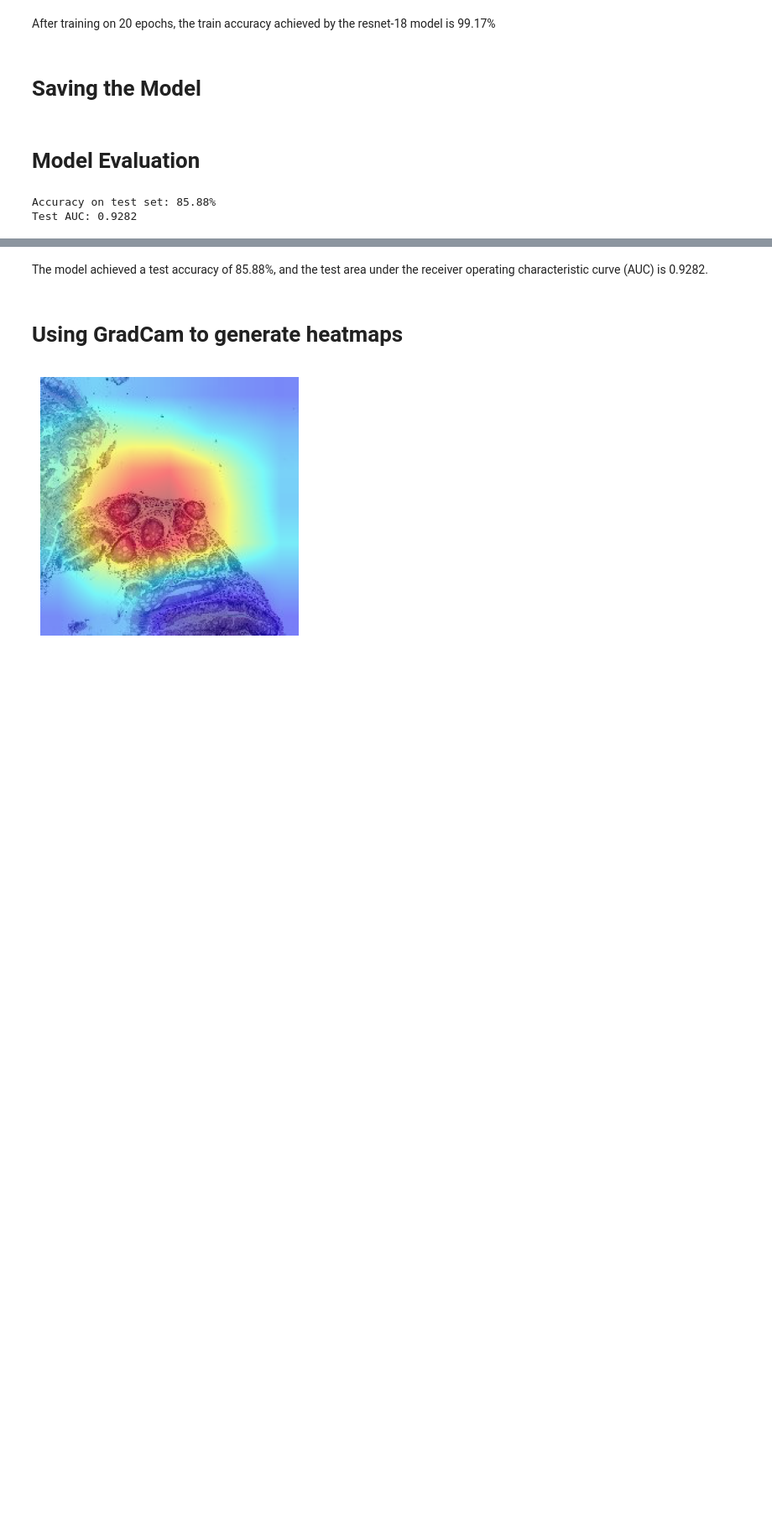
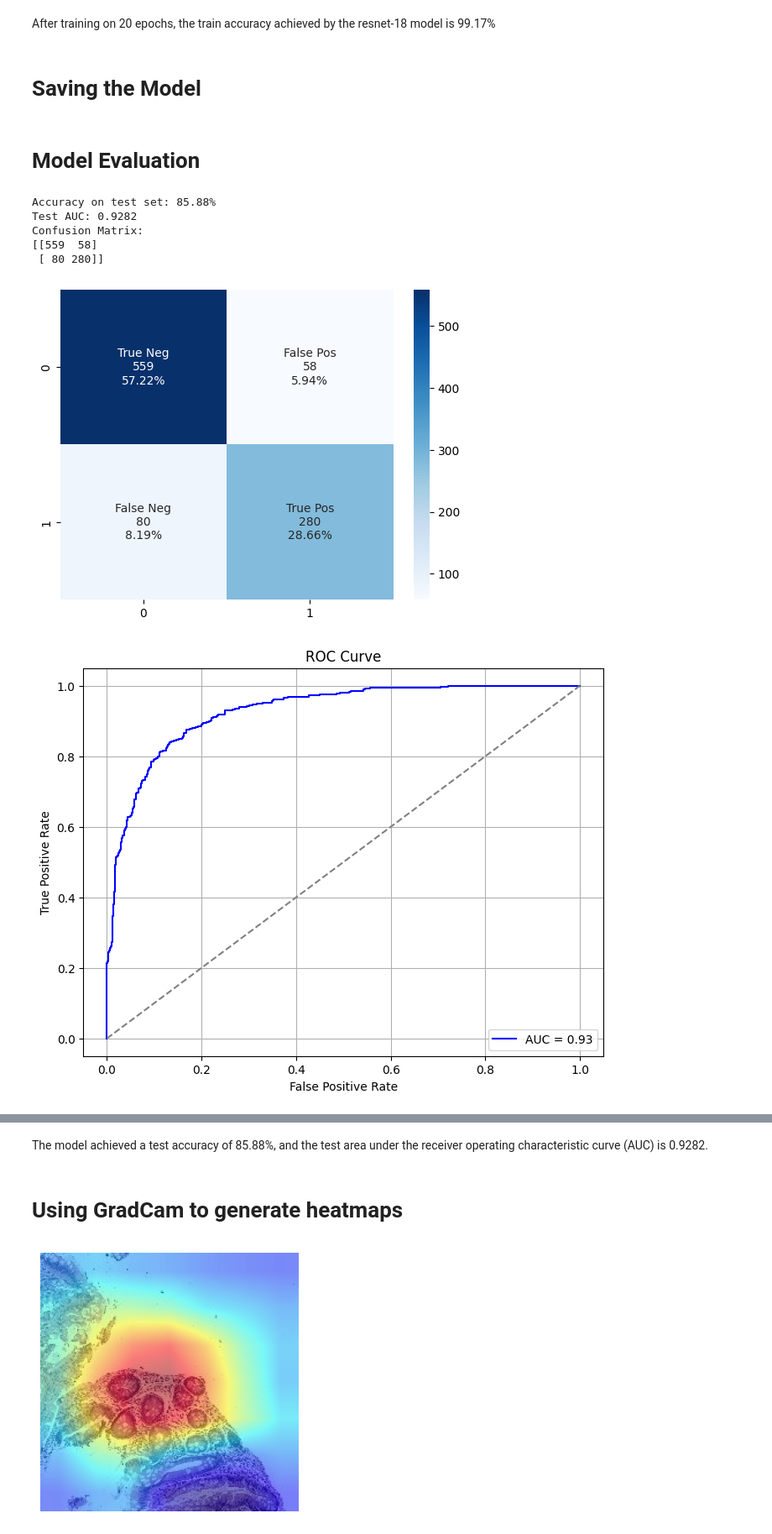
Before and after one commit to KrishShah12/JnJ-Comp-Vision, a Jupyter notebook: Weighted_Random_Sampling.ipynb, the cells around one changed output, grey strips where cells are left out. Shown at 84% size. Cells and saved outputs as stored; diff of their text form; code cells hidden in the pictures; blank space fills up the shorter version.

```diff
--- a/Weighted_Random_Sampling.ipynb
+++ b/Weighted_Random_Sampling.ipynb
@@ -65,6 +68,17 @@ class CustomDataset(Dataset):
     def print_dataset(self, num_samples=5):
         print(self.df_partition.head(num_samples))
 
+    def class_frequency(self):
+        class_labels = self.df_partition['Majority Vote Label'].map(self.label_mapping).tolist()
+        class_freq = torch.tensor(class_labels).bincount()
+        return class_freq
+
+    def get_samples_weight(self):
+        class_freq = self.class_frequency()
+        weight = 1 / class_freq.float()
+        samples_weight = weight[self.df_partition['Majority Vote Label'].map(self.label_mapping).tolist()]
+        return samples_weight
+
 
 # Define transformations for images
 train_transform = transforms.Compose([
@@ -260,36 +274,79 @@ torch.save(model.get_model(), save_path)
 # model = torch.load("/content/drive/MyDrive/JJ/save/modelover.pth")
 model = torch.load("/content/drive/MyDrive/JJ/save/modelnorm.pth")
 # %%
-# Evaluate the model on the test set
+from sklearn.metrics import confusion_matrix, classification_report, precision_recall_fscore_support
+
 model.cpu()  # Move model to CPU
 model.eval()
 
 batch_size = 32
 test_loader = DataLoader(test_dataset, batch_size=batch_size, shuffle=False)
 correct = 0
 total = 0
 predicted_probs = []
 true_labels = []
+predictions = []
 
 with torch.no_grad():
     for images, labels in test_loader:
-      images = images.to('cpu')
-      labels = labels.to('cpu')
-      outputs = model(images)
-      _, predicted = torch.max(outputs, 1)
-      total += labels.size(0)
-      correct += (predicted == labels).sum().item()
+        images = images.to('cpu')
+        labels = labels.to('cpu')
+        outputs = model(images)
+        _, predicted = torch.max(outputs, 1)
+        total += labels.size(0)
+        correct += (predicted == labels).sum().item()
 
-      predicted_probs.extend(torch.softmax(outputs, dim=1)[:, 1].tolist())
-      true_labels.extend(labels.tolist())
+        predicted_probs.append(torch.softmax(outputs, dim=1)[:, 1].tolist())
+        true_labels.append(labels.tolist())
+        predictions.append(predicted.tolist())
 
-print(f"Accuracy on test set: {100 * correct / total:.2f}%")
+predicted_probs = [item for sublist in predicted_probs for item in sublist]
+true_labels = [item for sublist in true_labels for item in sublist]
+predictions = [item for sublist in predictions for item in sublist]
+
+# Calculate accuracy
+accuracy = 100 * correct / total
+print(f"Accuracy on test set: {accuracy:.2f}%")
 
 # Calculate AUC
-from sklearn.metrics import roc_auc_score
-
 test_auc = roc_auc_score(true_labels, predicted_probs)
 print(f"Test AUC: {test_auc:.4f}")
+
+# Compute confusion matrix
+conf_matrix = confusion_matrix(true_labels, predictions)
+print("Confusion Matrix:")
+print(conf_matrix)
+
+# Plot confusion matrix
+group_names = ['True Neg','False Pos','False Neg','True Pos']
+group_counts = ["{0:0.0f}".format(value) for value in conf_matrix.flatten()]
+group_percentages = ["{0:.2%}".format(value) for value in conf_matrix.flatten()/np.sum(conf_matrix)]
+labels = [f"{v1}\n{v2}\n{v3}" for v1, v2, v3 in zip(group_names, group_counts, group_percentages)]
+labels = np.asarray(labels).reshape(2, 2)
+sns.heatmap(conf_matrix, annot=labels, fmt='', cmap='Blues')
+
+# Calculate ROC curve
+fpr, tpr, thresholds = roc_curve(true_labels, predicted_probs)
+
+# Plot ROC curve
+plt.figure(figsize=(8, 6))
+plt.plot(fpr, tpr, color='b', label=f'AUC = {test_auc:.2f}')
+plt.plot([0, 1], [0, 1], color='gray', linestyle='--')
+plt.xlabel('False Positive Rate')
+plt.ylabel('True Positive Rate')
+plt.title('ROC Curve')
+plt.legend(loc='lower right')
+plt.grid(True)
+plt.show()
+
+# Print classification report
+print("Classification Report:")
+print(classification_report(true_labels, predictions))
 # %% [output]
 Accuracy on test set: 85.88%
 Test AUC: 0.9282
+Confusion Matrix:
+[[559  58]
+ [ 80 280]]
+[figure, added]
+[figure, added]
```
Also changed, not shown: parts of 4 cells of this notebook.
